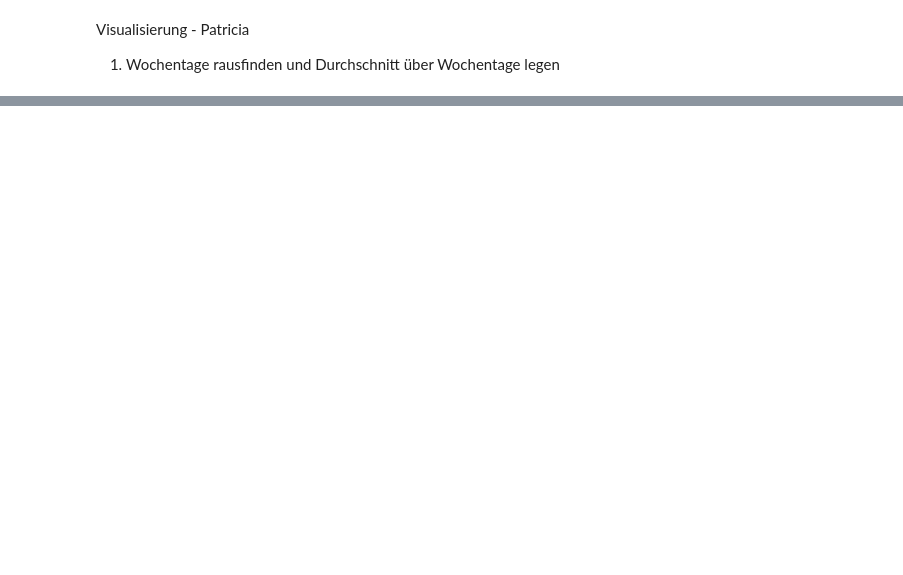
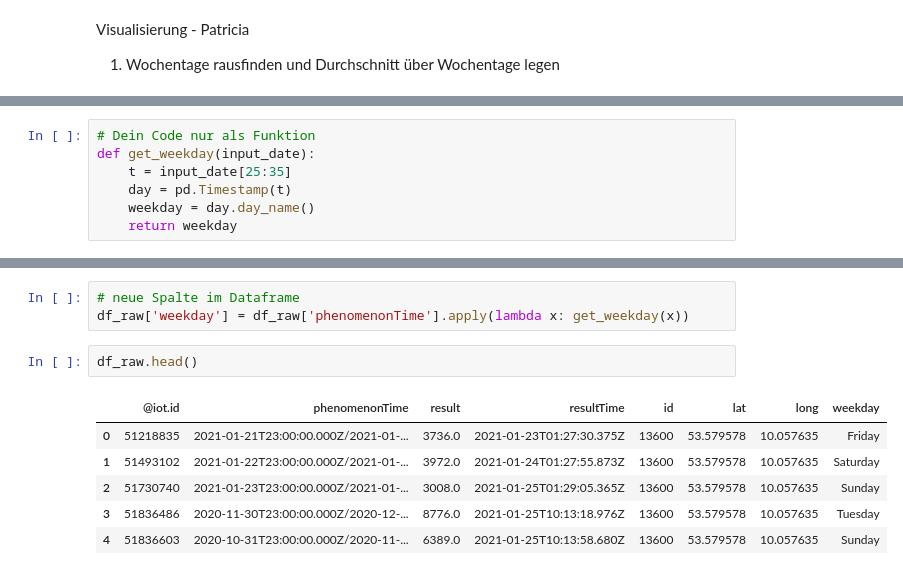
Before and after one commit to MaHag123/hh_techlabs_group12, a Jupyter notebook: data_retrieval_all_Patricia.ipynb, the cells around one changed output, grey strips where cells are left out. Drawn from its saved outputs; the diff is of its cells as text; blank space fills up the shorter version.

Commit message:
apply weekdays

```diff
--- a/data_retrieval_all_Patricia.ipynb
+++ b/data_retrieval_all_Patricia.ipynb
@@ -205,0 +201,7 @@ Saturday
+# %%
+# Dein Code nur als Funktion
+def get_weekday(input_date):
+    t = input_date[25:35]
+    day = pd.Timestamp(t)
+    weekday = day.day_name()
+    return weekday
@@ -205,0 +230,12 @@ Saturday
+# %%
+# neue Spalte im Dataframe
+df_raw['weekday'] = df_raw['phenomenonTime'].apply(lambda x: get_weekday(x))
+# %%
+df_raw.head()
+# %% [output]
+|  | @iot.id | phenomenonTime | result | resultTime | id | lat | long | weekday |
+| 0 | 51218835 | 2021-01-21T23:00:00.000Z/2021-01-... | 3736.0 | 2021-01-23T01:27:30.375Z | 13600 | 53.579578 | 10.057635 | Friday |
+| 1 | 51493102 | 2021-01-22T23:00:00.000Z/2021-01-... | 3972.0 | 2021-01-24T01:27:55.873Z | 13600 | 53.579578 | 10.057635 | Saturday |
+| 2 | 51730740 | 2021-01-23T23:00:00.000Z/2021-01-... | 3008.0 | 2021-01-25T01:29:05.365Z | 13600 | 53.579578 | 10.057635 | Sunday |
+| 3 | 51836486 | 2020-11-30T23:00:00.000Z/2020-12-... | 8776.0 | 2021-01-25T10:13:18.976Z | 13600 | 53.579578 | 10.057635 | Tuesday |
+| 4 | 51836603 | 2020-10-31T23:00:00.000Z/2020-11-... | 6389.0 | 2021-01-25T10:13:58.680Z | 13600 | 53.579578 | 10.057635 | Sunday |
```
Also changed, not shown: parts of 6 cells of this notebook.
